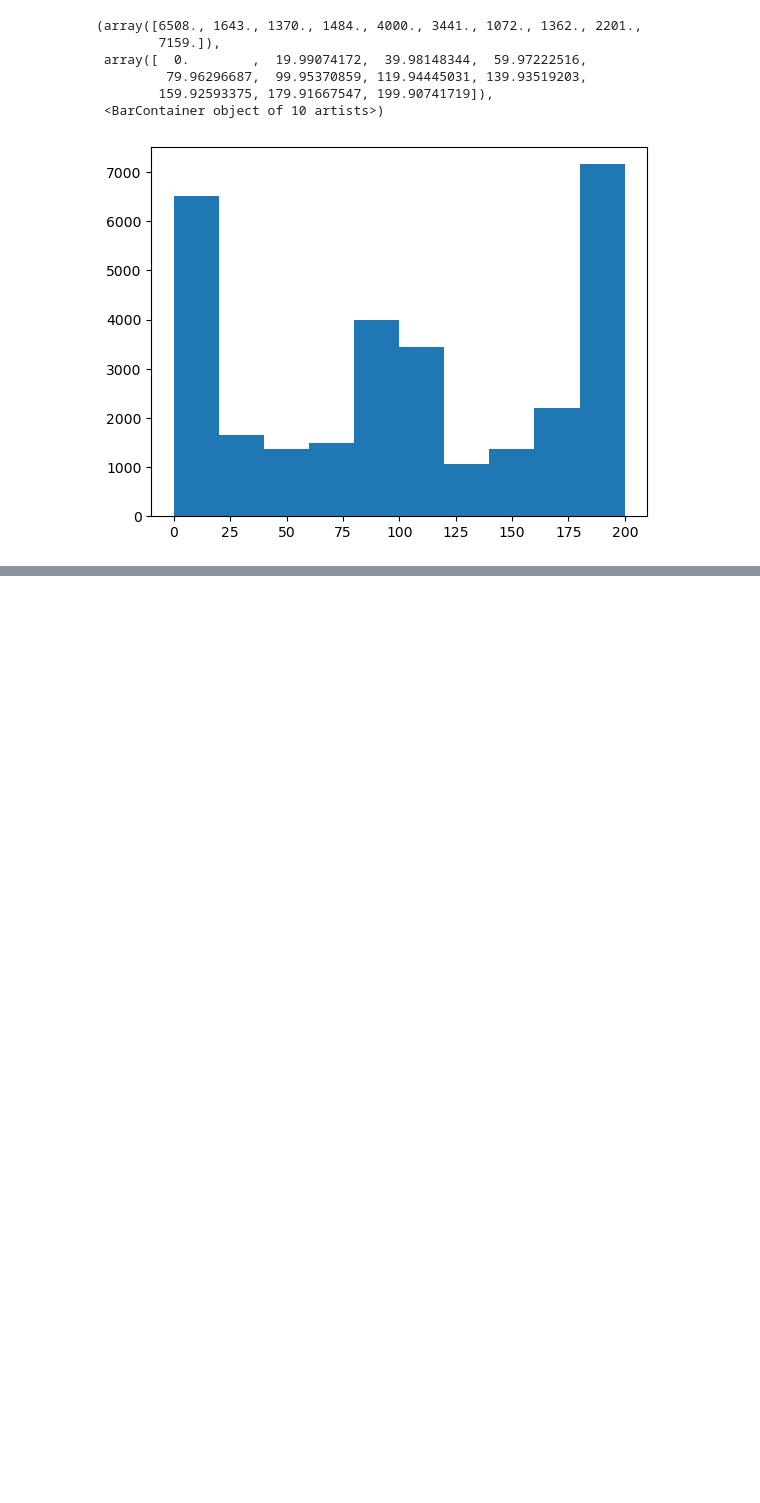
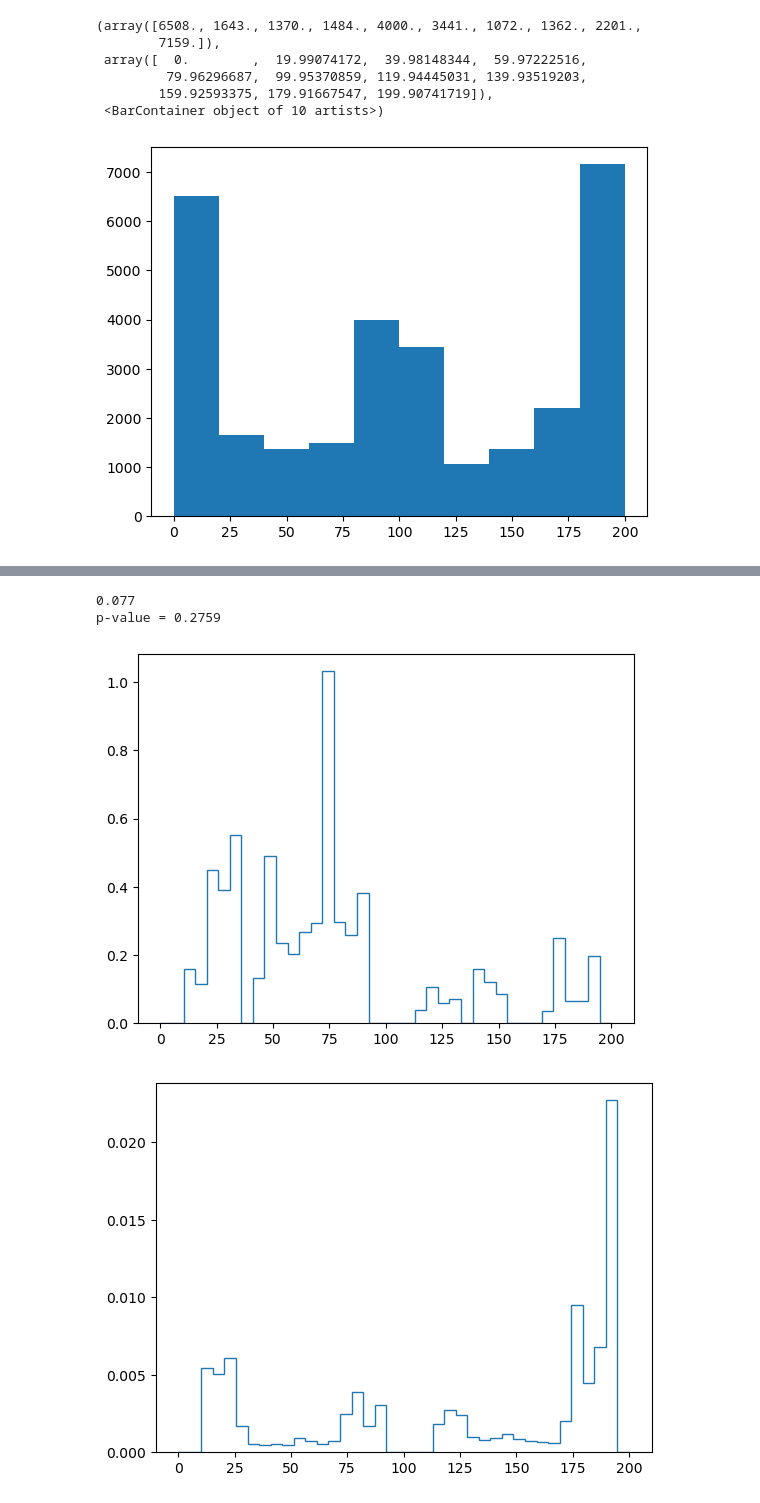
Before and after one commit to vjaltare/hippocampus-predictive-coding, a Jupyter notebook: analysis_scripts/fine-tining-helper-functions.ipynb, the cells around one changed output, grey strips where cells are left out. Saved outputs shown, nothing was run; the diff lists cells and outputs as text; code cells hidden in the pictures; blank space fills up the shorter version.

```diff
--- a/analysis_scripts/fine-tining-helper-functions.ipynb
+++ b/analysis_scripts/fine-tining-helper-functions.ipynb
@@ -66,0 +58,25 @@ Name: spiketime, Length: 983163, dtype: float64
+# %%
+mi_list = []
+rx, px, binsx = firing_rate_location_distributions_generator(cell_spt_df, circ_loc, 'CA3', topdir_ca3, session_ca3, 14)
+for _ in range(10000):
+    rx_resampled = np.random.choice(rx, size = len(rx), replace = True)
+    px_resampled = np.random.choice(px, size = len(px), replace = True)
+    mi_list.append(skaggs_MI(rx_resampled, px_resampled))
+
+
+plt.figure()
+plt.stairs(rx, binsx)
+
+plt.figure()
+plt.stairs(px, binsx)
+print(np.round(skaggs_MI(rx, px), 3))
+
+plt.figure()
+plt.hist(mi_list)
+
+print(f"p-value = {np.sum(mi_list >= np.round(skaggs_MI(rx, px), 3))/len(mi_list)}")
+# %% [output]
+0.077
+p-value = 0.2759
+[figure, added]
+[figure, added]
```
Also changed, not shown: parts of 5 cells of this notebook, 1 other file.
